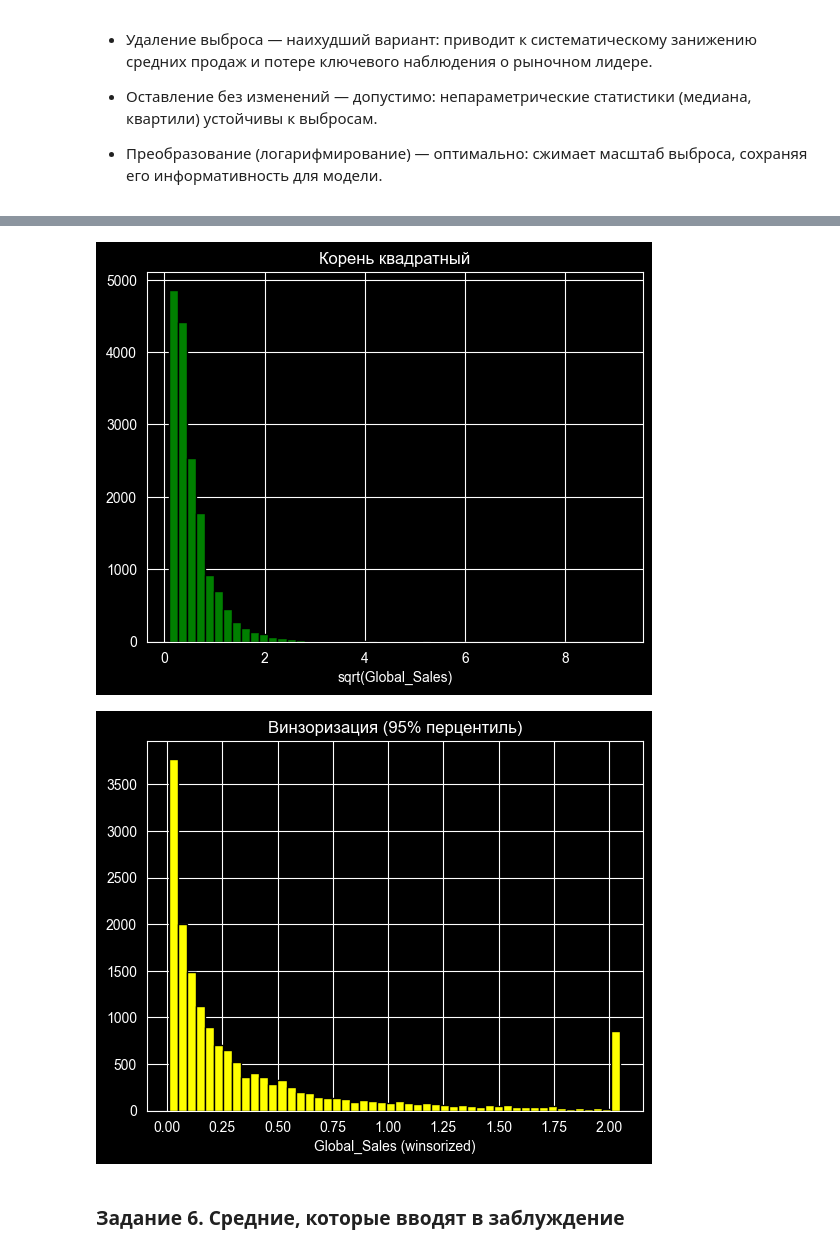
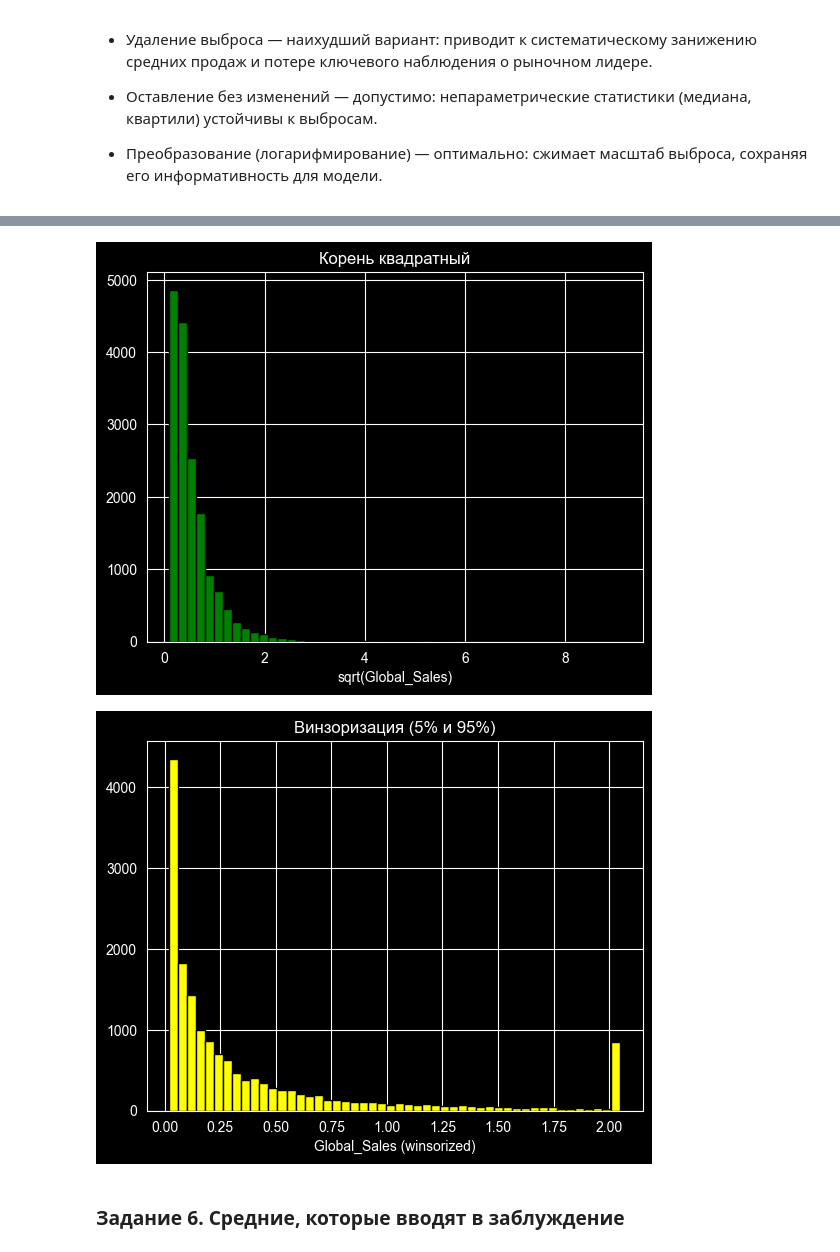
Before and after one commit to MlgEgor3/IAD_LR1, a Jupyter notebook: notebooks/01_1_data_understanding.ipynb, the cells around one changed output, grey strips where cells are left out. Drawn from its saved outputs; the diff is of its cells as text; code cells hidden in the pictures.

```diff
--- a/notebooks/01_1_data_understanding.ipynb
+++ b/notebooks/01_1_data_understanding.ipynb
@@ -183,27 +182,26 @@ Wii Sports поставлялась в комплекте с консолью Wi
 # %%
-print("Анализируем признак с асимметрией: 'vote_count'")
-print(f"Коэффициент асимметрии: ", df['Global_Sales'].skew())
+print("Анализируем признак с асимметрией: 'Global_Sales'")
+print(f"Коэффициент асимметрии: {df['Global_Sales'].skew()}")
 
 df['Global_Sales_log'] = np.log1p(df['Global_Sales'])
 df['Global_Sales_sqrt'] = np.sqrt(df['Global_Sales'])
+
+p05 = df['Global_Sales'].quantile(0.05)
 p95 = df['Global_Sales'].quantile(0.95)
-df['Global_Sales_winsor'] = df['Global_Sales'].clip(upper=p95)
+df['Global_Sales_winsor'] = df['Global_Sales'].clip(lower=p05, upper=p95)
 
 plt.hist(df['Global_Sales_log'], bins=50, edgecolor='black', color='red')
 plt.title('Логарифмирование')
 plt.xlabel('log(Global_Sales)')
 plt.show()
-print()
 
 plt.hist(df['Global_Sales_sqrt'], bins=50, edgecolor='black', color='green')
 plt.title('Корень квадратный')
 plt.xlabel('sqrt(Global_Sales)')
 plt.show()
-print()
 
 plt.hist(df['Global_Sales_winsor'], bins=50, edgecolor='black', color='yellow')
-plt.title('Винзоризация (95% перцентиль)')
+plt.title('Винзоризация (5% и 95%)')
 plt.xlabel('Global_Sales (winsorized)')
 plt.show()
-print()
 # %% [output]
@@ -212,6 +210,6 @@ print()
 [figure]
 [figure]
-[figure, old version]
+[figure, new version]
 # %% [markdown]
 ### Задание 6. Средние, которые вводят в заблуждение
 # %%
```
Also changed, not shown: parts of 5 cells of this notebook.
